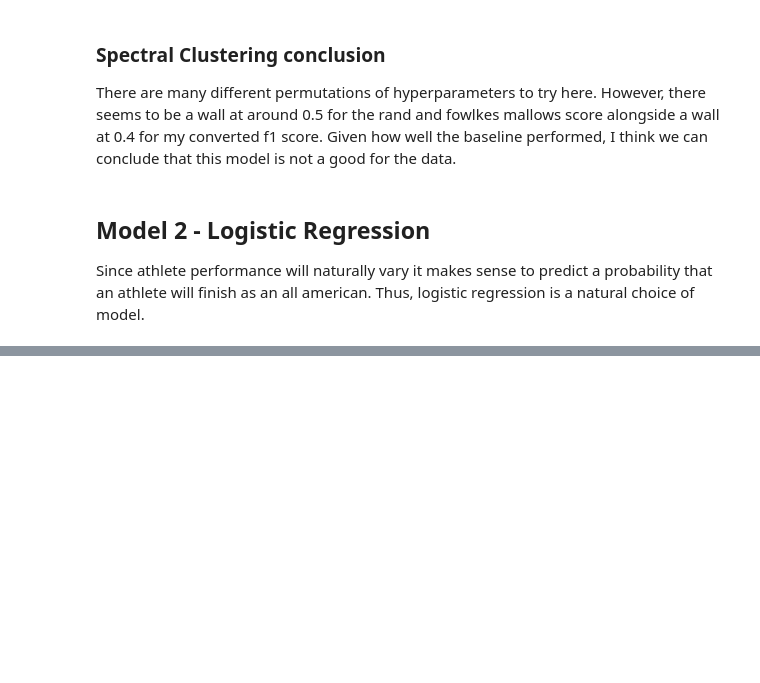
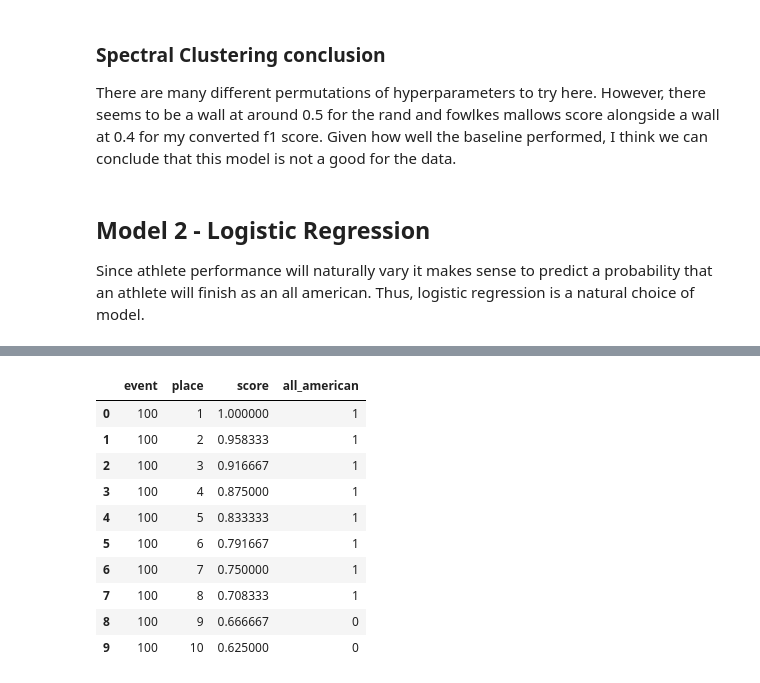
Before and after one commit to HybridNeos/TFRRS-API, a Jupyter notebook: part_3.ipynb, the cells around one changed output, grey strips where cells are left out. Saved outputs shown, nothing was run; the diff lists cells and outputs as text; code cells hidden in the pictures; blank space fills up the shorter version.

```diff
--- a/part_3.ipynb
+++ b/part_3.ipynb
@@ -571,0 +500,14 @@ Score for 3rd place [0.91666667]
+# %%
+df[["event", "place", "score", "all_american"]].head(10)
+# %% [output]
+|  | event | place | score | all_american |
+| 0 | 100 | 1 | 1.000000 | 1 |
+| 1 | 100 | 2 | 0.958333 | 1 |
+| 2 | 100 | 3 | 0.916667 | 1 |
+| 3 | 100 | 4 | 0.875000 | 1 |
+| 4 | 100 | 5 | 0.833333 | 1 |
+| 5 | 100 | 6 | 0.791667 | 1 |
+| 6 | 100 | 7 | 0.750000 | 1 |
+| 7 | 100 | 8 | 0.708333 | 1 |
+| 8 | 100 | 9 | 0.666667 | 0 |
+| 9 | 100 | 10 | 0.625000 | 0 |
```
Also changed, not shown: parts of 53 cells of this notebook.
